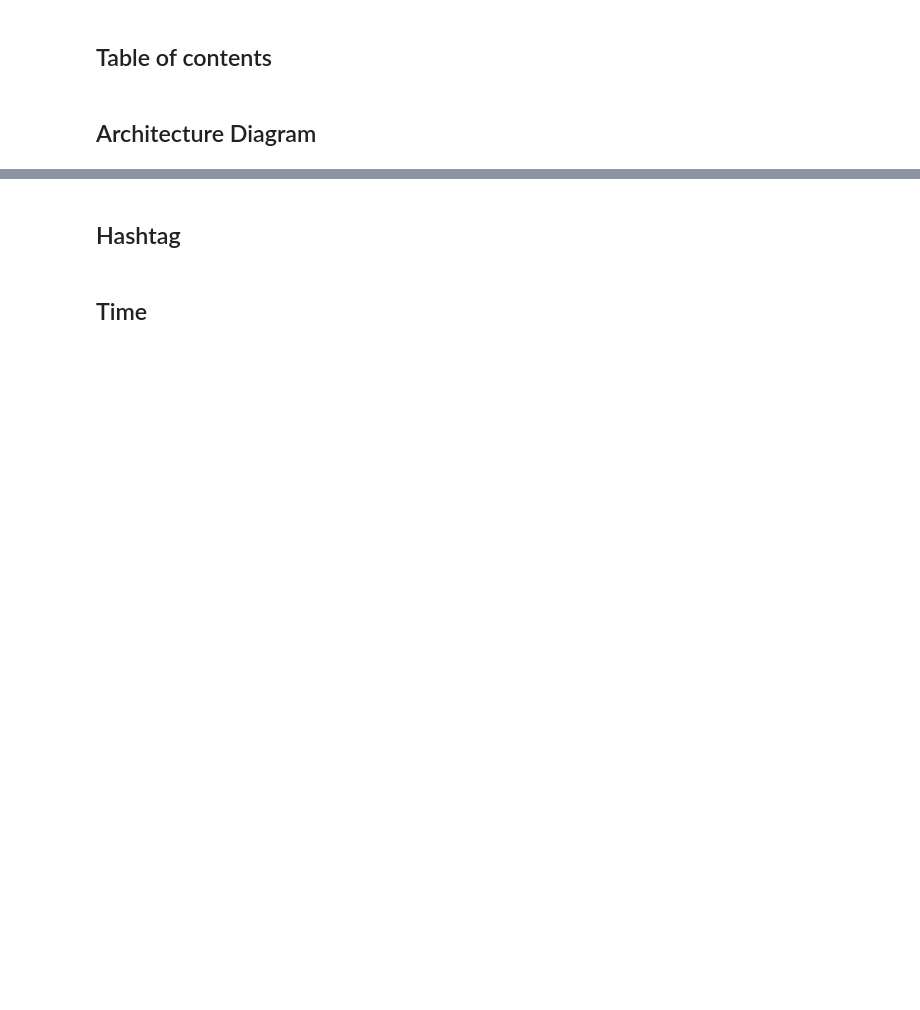
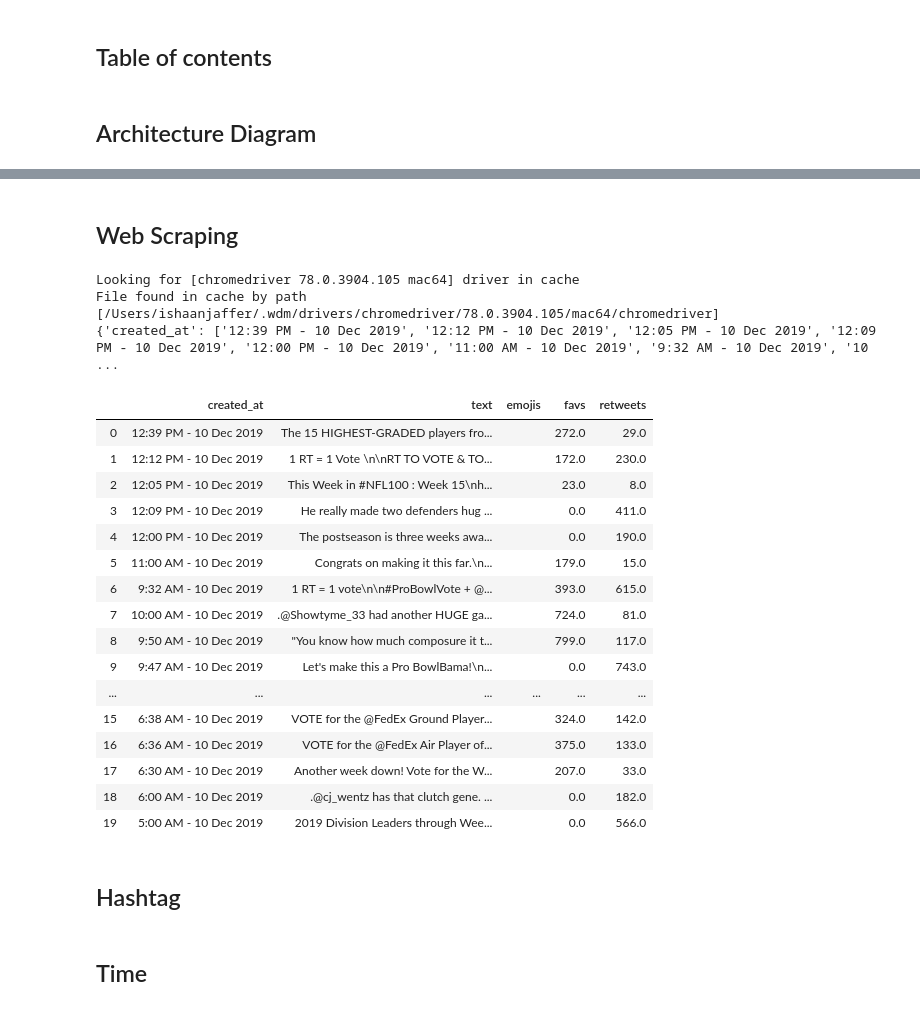
Before and after one commit to ishaan-jaff/data_science_proj, a Jupyter notebook: project1.ipynb, the cells around one changed output, grey strips where cells are left out. Drawn from its saved outputs; the diff is of its cells as text; code cells hidden in the pictures; blank space fills up the shorter version.

```diff
--- a/project1.ipynb
+++ b/project1.ipynb
@@ -37,0 +50,2 @@ import time
+# %% [markdown]
+## Web Scraping
@@ -38,3 +112,53 @@ import time
+# %%
+import time
+
+from selenium import webdriver
+from selenium.webdriver.common.keys import Keys
+from webdriver_manager.chrome import ChromeDriverManager
+driver = webdriver.Chrome(ChromeDriverManager().install())
+browser = driver
+
+browser.get("https://twitter.com/NFL")
+time.sleep(1)
+
+elem = browser.find_element_by_tag_name("body")
+
+no_of_pagedowns = 20
+
+while no_of_pagedowns:
+    elem.send_keys(Keys.PAGE_DOWN)
+    time.sleep(0.2)
+    no_of_pagedowns-=1
+
+content = {"created_at":[], "text":[], "emojis":[], "favorite_count":[], "retweet_count":[]}
+seen_tweets = set()
+html_source = scraped_timeline(content, browser.page_source, seen_tweets)
+print(content)
+# %% [output]
+Looking for [chromedriver 78.0.3904.105 mac64] driver in cache
+File found in cache by path [/Users/ishaanjaffer/.wdm/drivers/chromedriver/78.0.3904.105/mac64/chromedriver]
+{'created_at': ['12:39 PM - 10 Dec 2019', '12:12 PM - 10 Dec 2019', '12:05 PM - 10 Dec 2019', '12:09 PM - 10 Dec 2019', '12:00 PM - 10 Dec 2019', '11:00 AM - 10 Dec 2019', '9:32 AM - 10 Dec 2019', '10 ...
+# %%
+user_timeline_df = pd.DataFrame.from_dict(content)
+user_timeline_df
+# %% [output]
+|  | created_at | text | emojis | favs | retweets |
+| 0 | 12:39 PM - 10 Dec 2019 | The 15 HIGHEST-GRADED players fro... |  | 272.0 | 29.0 |
+| 1 | 12:12 PM - 10 Dec 2019 | 1 RT = 1 Vote \n\nRT TO VOTE & TO... |  | 172.0 | 230.0 |
+| 2 | 12:05 PM - 10 Dec 2019 | This Week in #NFL100 : Week 15\nh... |  | 23.0 | 8.0 |
+| 3 | 12:09 PM - 10 Dec 2019 | He really made two defenders hug ... |  | 0.0 | 411.0 |
+| 4 | 12:00 PM - 10 Dec 2019 | The postseason is three weeks awa... |  | 0.0 | 190.0 |
+| 5 | 11:00 AM - 10 Dec 2019 | Congrats on making it this far.\n... |  | 179.0 | 15.0 |
+| 6 | 9:32 AM - 10 Dec 2019 | 1 RT = 1 vote\n\n#ProBowlVote + @... |  | 393.0 | 615.0 |
+| 7 | 10:00 AM - 10 Dec 2019 | .@Showtyme_33 had another HUGE ga... |  | 724.0 | 81.0 |
+| 8 | 9:50 AM - 10 Dec 2019 | "You know how much composure it t... |  | 799.0 | 117.0 |
+| 9 | 9:47 AM - 10 Dec 2019 | Let's make this a Pro BowlBama!\n... |  | 0.0 | 743.0 |
+| ... | ... | ... | ... | ... | ... |
+| 15 | 6:38 AM - 10 Dec 2019 | VOTE for the @FedEx Ground Player... |  | 324.0 | 142.0 |
+| 16 | 6:36 AM - 10 Dec 2019 | VOTE for the @FedEx Air Player of... |  | 375.0 | 133.0 |
+| 17 | 6:30 AM - 10 Dec 2019 | Another week down! Vote for the W... |  | 207.0 | 33.0 |
+| 18 | 6:00 AM - 10 Dec 2019 | .@cj_wentz has that clutch gene. ... |  | 0.0 | 182.0 |
+| 19 | 5:00 AM - 10 Dec 2019 | 2019 Division Leaders through Wee... |  | 0.0 | 566.0 |
 # %% [markdown]
 ## Hashtag
 # %%
```
Also changed, not shown: parts of 11 cells of this notebook.
